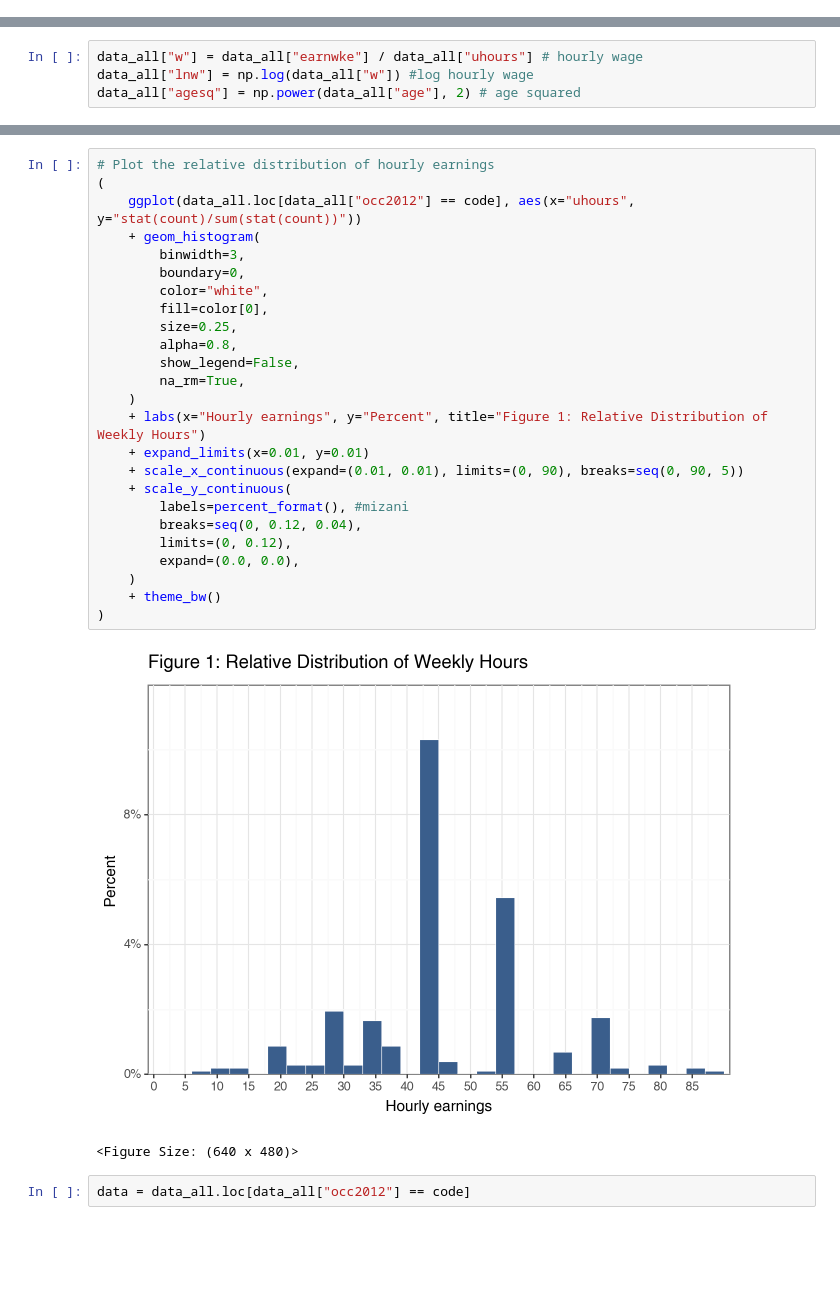
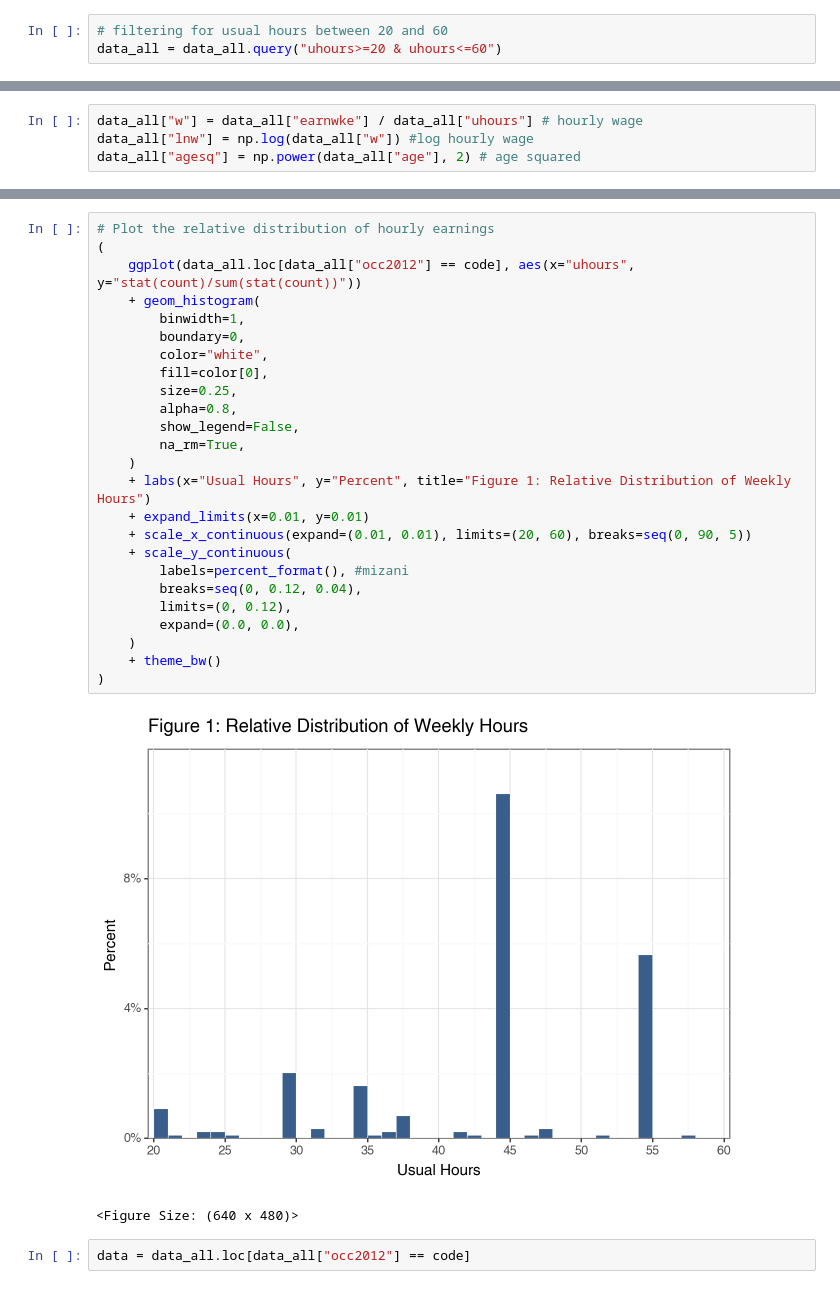
Before and after one commit to mateschieszler/DA3_A1, a Jupyter notebook: DA3-A1_code.ipynb, the cells around one changed output, grey strips where cells are left out. Cells and saved outputs as stored; diff of their text form; blank space fills up the shorter version.

```diff
--- a/DA3-A1_code.ipynb
+++ b/DA3-A1_code.ipynb
@@ -49,4 +49,7 @@ data_all.head()
 | 3 | 10 | 179140131100930 | January | AL | 3288.3640 | 769.23 | 40 | 40 | 1 | NaN | ... | ... |
 | 4 | 11 | 179140131100930 | January | AL | 3422.8500 | 826.92 | 40 | 43 | 1 | NaN | ... | ... |
 5 rows × 23 columns
+# %%
+# filtering for usual hours between 20 and 60
+data_all = data_all.query("uhours>=20 & uhours<=60")
 # %%
@@ -147,30 +132,30 @@ data_all["agesq"] = np.power(data_all["age"], 2) # age squared
 # %%
 # Plot the relative distribution of hourly earnings
 (
     ggplot(data_all.loc[data_all["occ2012"] == code], aes(x="uhours", y="stat(count)/sum(stat(count))"))
     + geom_histogram(
-        binwidth=3,
+        binwidth=1,
         boundary=0,
         color="white",
         fill=color[0],
         size=0.25,
         alpha=0.8,
         show_legend=False,
         na_rm=True,
     )
-    + labs(x="Hourly earnings", y="Percent", title="Figure 1: Relative Distribution of Weekly Hours")
+    + labs(x="Usual Hours", y="Percent", title="Figure 1: Relative Distribution of Weekly Hours")
     + expand_limits(x=0.01, y=0.01)
-    + scale_x_continuous(expand=(0.01, 0.01), limits=(0, 90), breaks=seq(0, 90, 5))
+    + scale_x_continuous(expand=(0.01, 0.01), limits=(20, 60), breaks=seq(0, 90, 5))
     + scale_y_continuous(
         labels=percent_format(), #mizani
         breaks=seq(0, 0.12, 0.04),
         limits=(0, 0.12),
         expand=(0.0, 0.0),
     )
     + theme_bw()
 )
 # %% [output]
-[figure, old version]
+[figure, new version]
 <Figure Size: (640 x 480)>
 # %%
 data = data_all.loc[data_all["occ2012"] == code]
```
Also changed, not shown: parts of 52 cells of this notebook.
